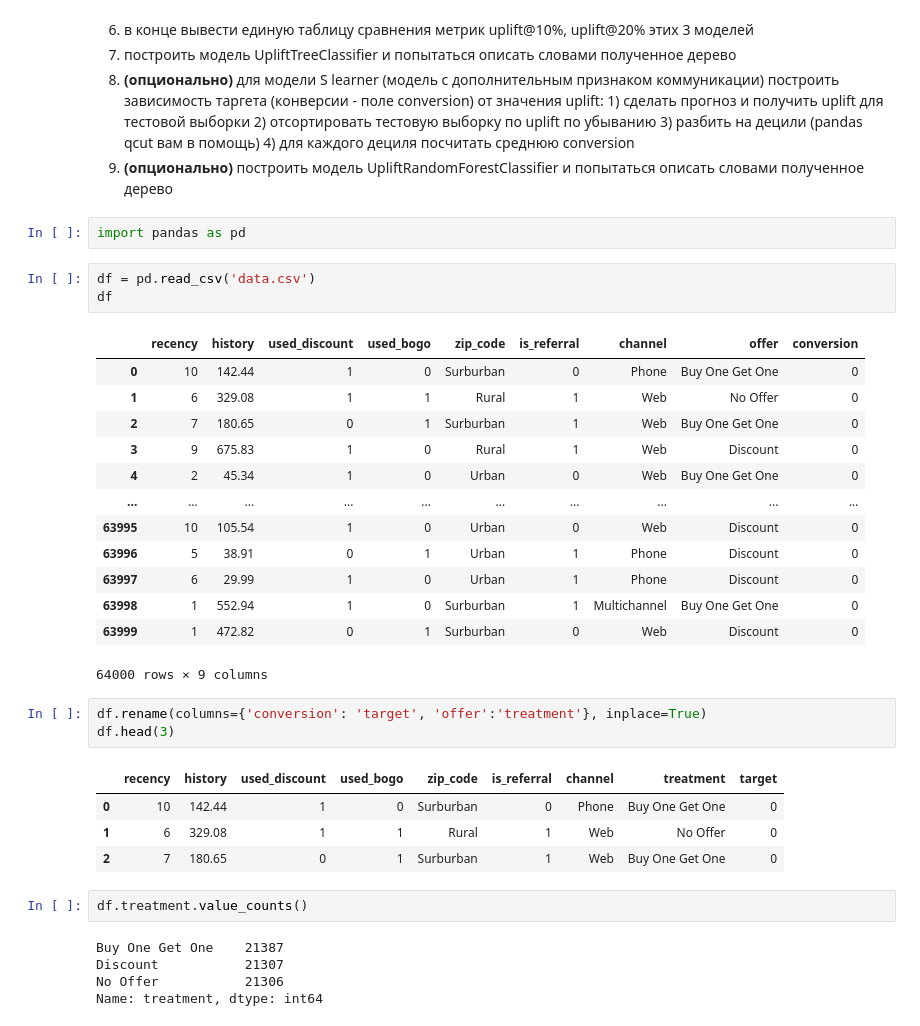
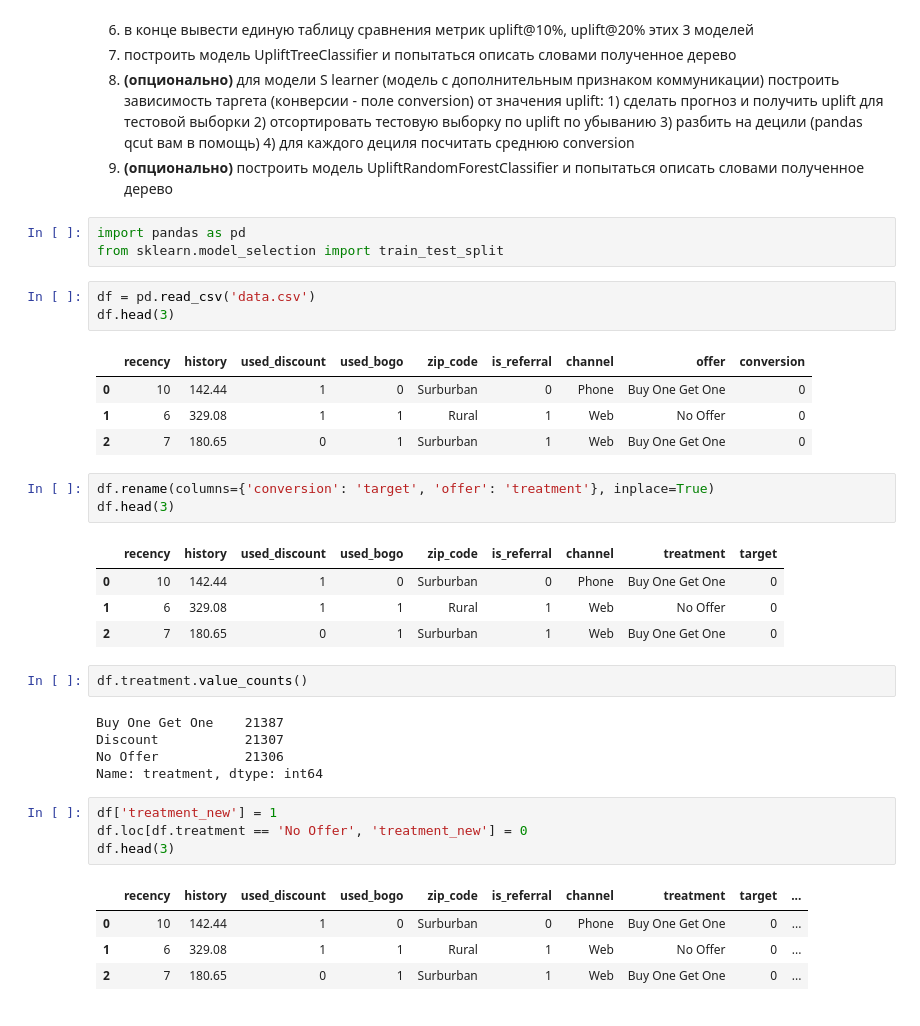
Before and after one commit to alex-chin/gb_business, a Jupyter notebook: homeworks/home04/home04.ipynb, the cells around one changed output. Drawn from its saved outputs; the diff is of its cells as text.

```diff
--- a/homeworks/home04/home04.ipynb
+++ b/homeworks/home04/home04.ipynb
@@ -13,25 +13,17 @@
 9. **(опционально)** построить модель UpliftRandomForestClassifier и попытаться описать словами полученное дерево
 # %%
 import pandas as pd
+from sklearn.model_selection import train_test_split
 # %%
 df = pd.read_csv('data.csv')
-df
+df.head(3)
 # %% [output]
 |  | recency | history | used_discount | used_bogo | zip_code | is_referral | channel | offer | conversion |
 | 0 | 10 | 142.44 | 1 | 0 | Surburban | 0 | Phone | Buy One Get One | 0 |
 | 1 | 6 | 329.08 | 1 | 1 | Rural | 1 | Web | No Offer | 0 |
 | 2 | 7 | 180.65 | 0 | 1 | Surburban | 1 | Web | Buy One Get One | 0 |
-| 3 | 9 | 675.83 | 1 | 0 | Rural | 1 | Web | Discount | 0 |
-| 4 | 2 | 45.34 | 1 | 0 | Urban | 0 | Web | Buy One Get One | 0 |
-| ... | ... | ... | ... | ... | ... | ... | ... | ... | ... |
-| 63995 | 10 | 105.54 | 1 | 0 | Urban | 0 | Web | Discount | 0 |
-| 63996 | 5 | 38.91 | 0 | 1 | Urban | 1 | Phone | Discount | 0 |
-| 63997 | 6 | 29.99 | 1 | 0 | Urban | 1 | Phone | Discount | 0 |
-| 63998 | 1 | 552.94 | 1 | 0 | Surburban | 1 | Multichannel | Buy One Get One | 0 |
-| 63999 | 1 | 472.82 | 0 | 1 | Surburban | 0 | Web | Discount | 0 |
-64000 rows × 9 columns
 # %%
-df.rename(columns={'conversion': 'target', 'offer':'treatment'}, inplace=True)
+df.rename(columns={'conversion': 'target', 'offer': 'treatment'}, inplace=True)
 df.head(3)
 # %% [output]
 |  | recency | history | used_discount | used_bogo | zip_code | is_referral | channel | treatment | target |
@@ -45,3 +37,12 @@ Buy One Get One    21387
 Discount           21307
 No Offer           21306
 Name: treatment, dtype: int64
+# %%
+df['treatment_new'] = 1
+df.loc[df.treatment == 'No Offer', 'treatment_new'] = 0
+df.head(3)
+# %% [output]
+|  | recency | history | used_discount | used_bogo | zip_code | is_referral | channel | treatment | target | ... |
+| 0 | 10 | 142.44 | 1 | 0 | Surburban | 0 | Phone | Buy One Get One | 0 | ... |
+| 1 | 6 | 329.08 | 1 | 1 | Rural | 1 | Web | No Offer | 0 | ... |
+| 2 | 7 | 180.65 | 0 | 1 | Surburban | 1 | Web | Buy One Get One | 0 | ... |
```
Also changed, not shown: parts of 27 cells of this notebook.
